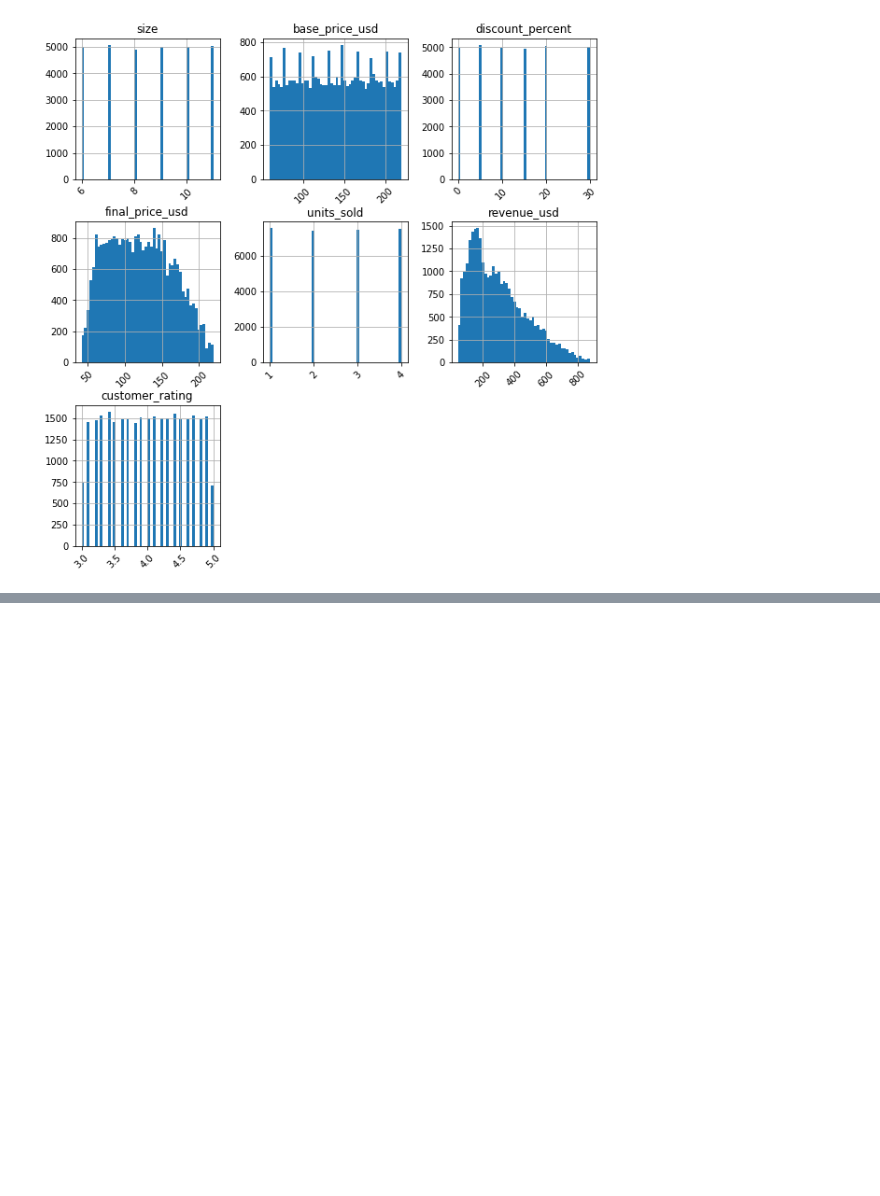
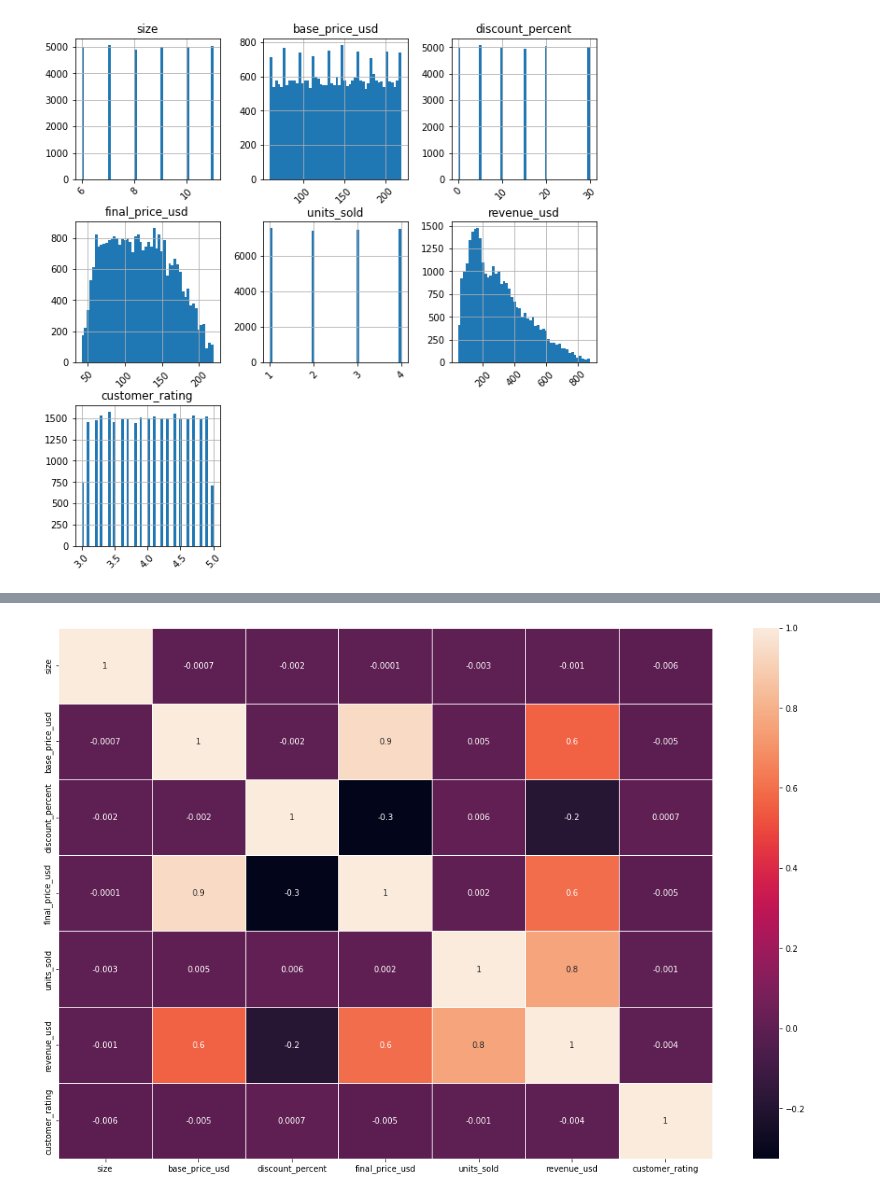
Before and after one commit to Fuady/sport_footware_price_prediction, a Jupyter notebook: notebook.ipynb, the cells around one changed output, grey strips where cells are left out. Drawn from its saved outputs; the diff is of its cells as text; code cells hidden in the pictures; blank space fills up the shorter version.

```diff
--- a/notebook.ipynb
+++ b/notebook.ipynb
@@ -127,7 +150,14 @@ plt.show()
 # %% [output]
 [figure]
 # %%
-plt.figure(figsize=(35,35))
-sns.heatmap(data = df.corr(), cmap=sns.cubehelix_palette(as_cmap=True))
-plt.show()
+# extracting the numerical columns
+
+num_df = df.select_dtypes(include = ['int64', 'float64'])
+
+# extracting categorical columns
+
+cat_df = df.select_dtypes(include = ['object'])
+
+for col in cat_df.columns:
+    print(f"{col}: \n{cat_df[col].unique()}\n")
 # %% [output]
@@ -135,0 +181,10 @@ ValueError: could not convert string to float: 'ORD100000'
+# %%
+# Heatmap correlation plot for all variables
+
+plt.figure(figsize = (18, 12))
+
+corr = num_df.corr()
+sns.heatmap(data = corr,  annot = True, fmt = '.1g', linewidth = 1)
+plt.show()
+# %% [output]
+[figure, added]
```
Also changed, not shown: parts of 3 cells of this notebook.
